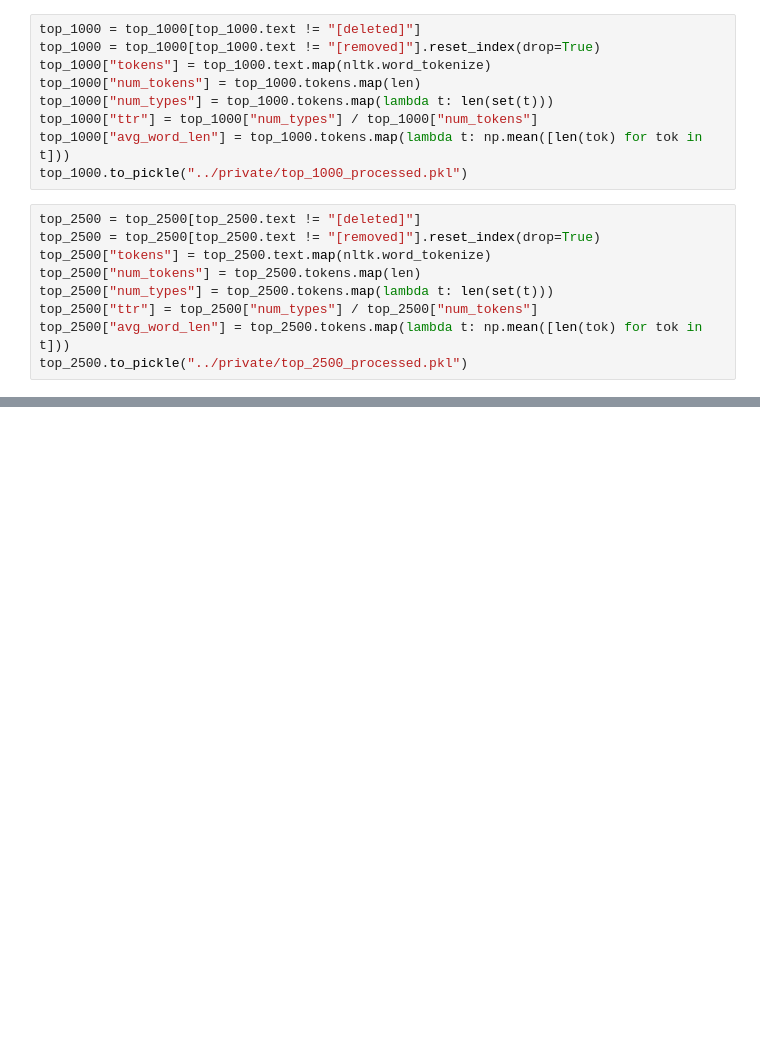
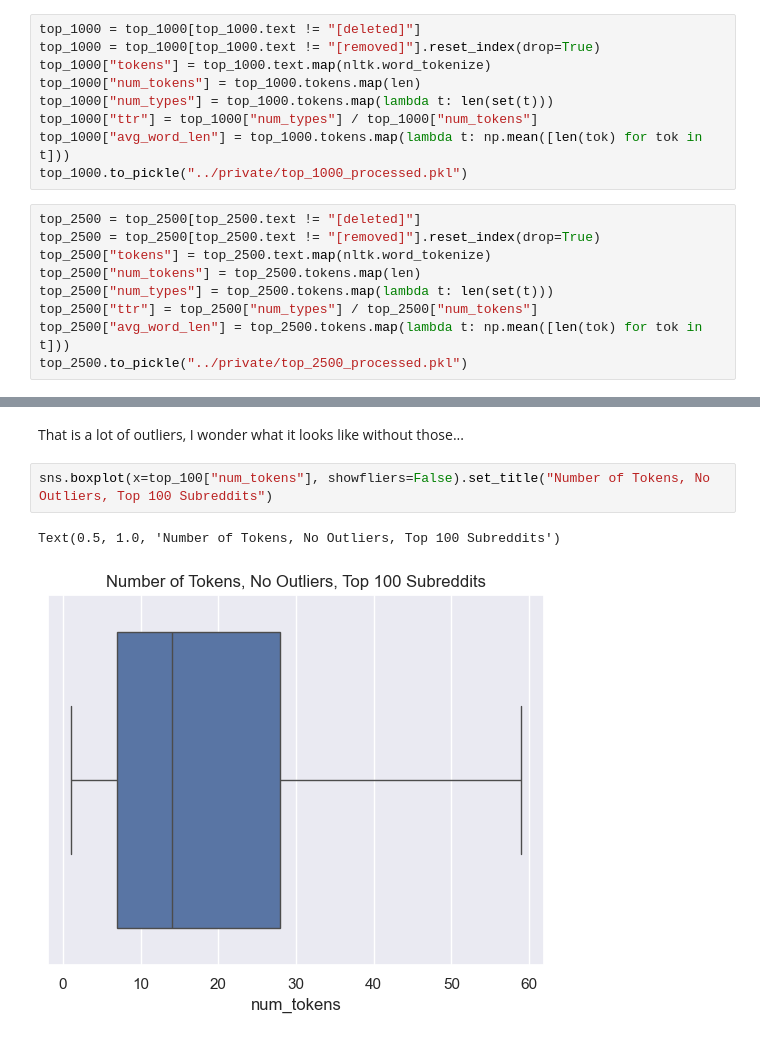
Before and after one commit to Data-Science-for-Linguists-2024/subreddit-clustering, a Jupyter notebook: notebooks/data_exploration.ipynb, the cells around one changed output, grey strips where cells are left out. Cells and saved outputs as stored; diff of their text form; blank space fills up the shorter version.

```diff
--- a/notebooks/data_exploration.ipynb
+++ b/notebooks/data_exploration.ipynb
@@ -233,0 +244,7 @@ top_2500.to_pickle("../private/top_2500_processed.pkl")
+# %% [markdown]
+That is a lot of outliers, I wonder what it looks like without those...
+# %%
+sns.boxplot(x=top_100["num_tokens"], showfliers=False).set_title("Number of Tokens, No Outliers, Top 100 Subreddits")
+# %% [output]
+Text(0.5, 1.0, 'Number of Tokens, No Outliers, Top 100 Subreddits')
+[figure, added]
```
Also changed, not shown: parts of 10 cells of this notebook, 1 other file.
